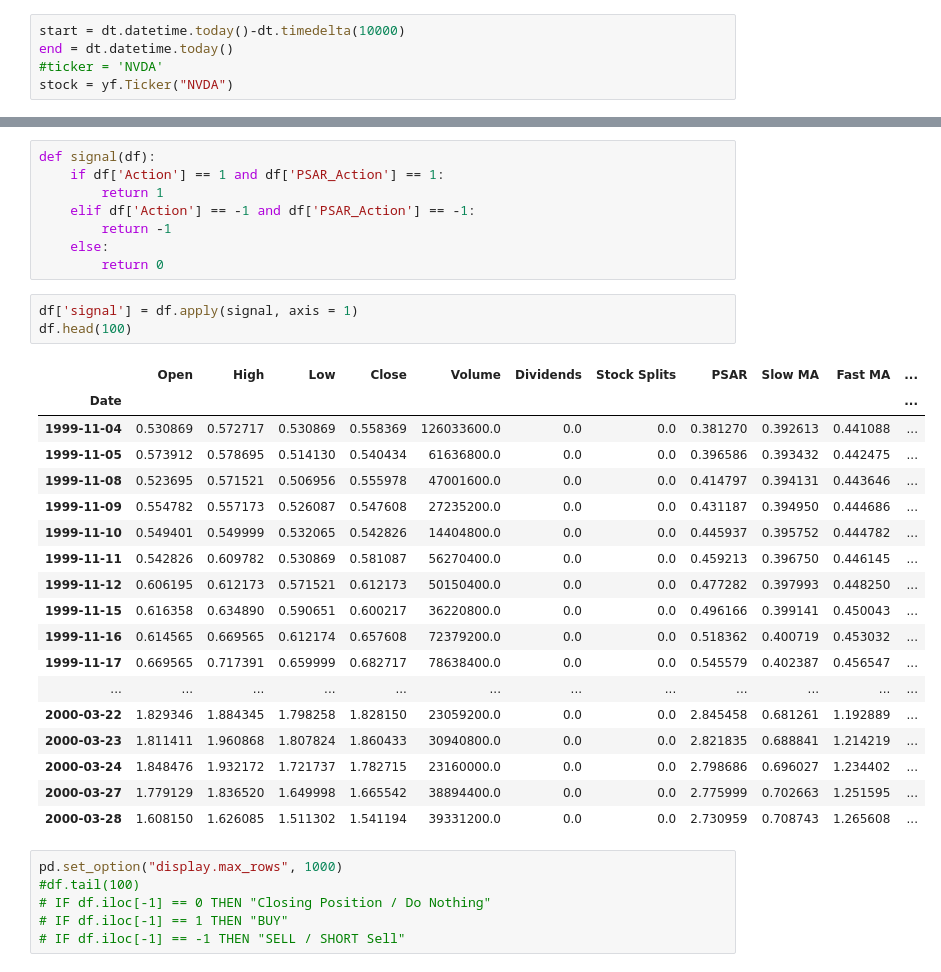
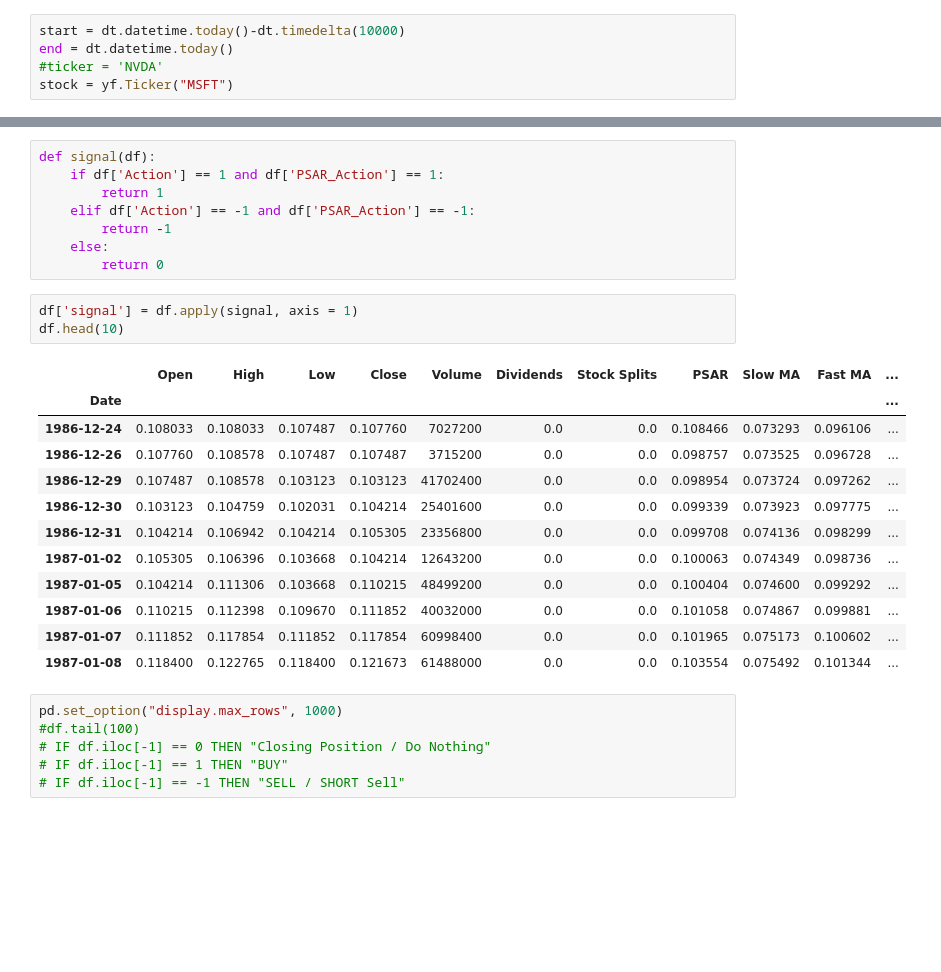
Before and after one commit to satishsurath/Universe-of-Investments, a Jupyter notebook: DebuggingCode/PSAR_MA_Strategy_Signals.ipynb, the cells around one changed output, grey strips where cells are left out. Cells and saved outputs as stored; diff of their text form; blank space fills up the shorter version.

```diff
--- a/DebuggingCode/PSAR_MA_Strategy_Signals.ipynb
+++ b/DebuggingCode/PSAR_MA_Strategy_Signals.ipynb
@@ -12,7 +12,7 @@ from plotly.subplots import make_subplots
 start = dt.datetime.today()-dt.timedelta(10000)
 end = dt.datetime.today()
 #ticker = 'NVDA'
-stock = yf.Ticker("NVDA")
+stock = yf.Ticker("MSFT")
 # %%
 #df = yf.download(ticker, start, end)
 df = stock.history(period="max")
@@ -181,26 +173,20 @@ def signal(df):
         return 0
 # %%
 df['signal'] = df.apply(signal, axis = 1)
-df.head(100)
+df.head(10)
 # %% [output]
 |  | Open | High | Low | Close | Volume | Dividends | Stock Splits | PSAR | Slow MA | Fast MA | ... |
 | Date |  |  |  |  |  |  |  |  |  |  | ... |
-| 1999-11-04 | 0.530869 | 0.572717 | 0.530869 | 0.558369 | 126033600.0 | 0.0 | 0.0 | 0.381270 | 0.392613 | 0.441088 | ... |
-| 1999-11-05 | 0.573912 | 0.578695 | 0.514130 | 0.540434 | 61636800.0 | 0.0 | 0.0 | 0.396586 | 0.393432 | 0.442475 | ... |
-| 1999-11-08 | 0.523695 | 0.571521 | 0.506956 | 0.555978 | 47001600.0 | 0.0 | 0.0 | 0.414797 | 0.394131 | 0.443646 | ... |
-| 1999-11-09 | 0.554782 | 0.557173 | 0.526087 | 0.547608 | 27235200.0 | 0.0 | 0.0 | 0.431187 | 0.394950 | 0.444686 | ... |
-| 1999-11-10 | 0.549401 | 0.549999 | 0.532065 | 0.542826 | 14404800.0 | 0.0 | 0.0 | 0.445937 | 0.395752 | 0.444782 | ... |
-| 1999-11-11 | 0.542826 | 0.609782 | 0.530869 | 0.581087 | 56270400.0 | 0.0 | 0.0 | 0.459213 | 0.396750 | 0.446145 | ... |
-| 1999-11-12 | 0.606195 | 0.612173 | 0.571521 | 0.612173 | 50150400.0 | 0.0 | 0.0 | 0.477282 | 0.397993 | 0.448250 | ... |
-| 1999-11-15 | 0.616358 | 0.634890 | 0.590651 | 0.600217 | 36220800.0 | 0.0 | 0.0 | 0.496166 | 0.399141 | 0.450043 | ... |
-| 1999-11-16 | 0.614565 | 0.669565 | 0.612174 | 0.657608 | 72379200.0 | 0.0 | 0.0 | 0.518362 | 0.400719 | 0.453032 | ... |
-| 1999-11-17 | 0.669565 | 0.717391 | 0.659999 | 0.682717 | 78638400.0 | 0.0 | 0.0 | 0.545579 | 0.402387 | 0.456547 | ... |
-| ... | ... | ... | ... | ... | ... | ... | ... | ... | ... | ... | ... |
-| 2000-03-22 | 1.829346 | 1.884345 | 1.798258 | 1.828150 | 23059200.0 | 0.0 | 0.0 | 2.845458 | 0.681261 | 1.192889 | ... |
-| 2000-03-23 | 1.811411 | 1.960868 | 1.807824 | 1.860433 | 30940800.0 | 0.0 | 0.0 | 2.821835 | 0.688841 | 1.214219 | ... |
-| 2000-03-24 | 1.848476 | 1.932172 | 1.721737 | 1.782715 | 23160000.0 | 0.0 | 0.0 | 2.798686 | 0.696027 | 1.234402 | ... |
-| 2000-03-27 | 1.779129 | 1.836520 | 1.649998 | 1.665542 | 38894400.0 | 0.0 | 0.0 | 2.775999 | 0.702663 | 1.251595 | ... |
-| 2000-03-28 | 1.608150 | 1.626085 | 1.511302 | 1.541194 | 39331200.0 | 0.0 | 0.0 | 2.730959 | 0.708743 | 1.265608 | ... |
+| 1986-12-24 | 0.108033 | 0.108033 | 0.107487 | 0.107760 | 7027200 | 0.0 | 0.0 | 0.108466 | 0.073293 | 0.096106 | ... |
+| 1986-12-26 | 0.107760 | 0.108578 | 0.107487 | 0.107487 | 3715200 | 0.0 | 0.0 | 0.098757 | 0.073525 | 0.096728 | ... |
+| 1986-12-29 | 0.107487 | 0.108578 | 0.103123 | 0.103123 | 41702400 | 0.0 | 0.0 | 0.098954 | 0.073724 | 0.097262 | ... |
+| 1986-12-30 | 0.103123 | 0.104759 | 0.102031 | 0.104214 | 25401600 | 0.0 | 0.0 | 0.099339 | 0.073923 | 0.097775 | ... |
+| 1986-12-31 | 0.104214 | 0.106942 | 0.104214 | 0.105305 | 23356800 | 0.0 | 0.0 | 0.099708 | 0.074136 | 0.098299 | ... |
+| 1987-01-02 | 0.105305 | 0.106396 | 0.103668 | 0.104214 | 12643200 | 0.0 | 0.0 | 0.100063 | 0.074349 | 0.098736 | ... |
+| 1987-01-05 | 0.104214 | 0.111306 | 0.103668 | 0.110215 | 48499200 | 0.0 | 0.0 | 0.100404 | 0.074600 | 0.099292 | ... |
+| 1987-01-06 | 0.110215 | 0.112398 | 0.109670 | 0.111852 | 40032000 | 0.0 | 0.0 | 0.101058 | 0.074867 | 0.099881 | ... |
+| 1987-01-07 | 0.111852 | 0.117854 | 0.111852 | 0.117854 | 60998400 | 0.0 | 0.0 | 0.101965 | 0.075173 | 0.100602 | ... |
+| 1987-01-08 | 0.118400 | 0.122765 | 0.118400 | 0.121673 | 61488000 | 0.0 | 0.0 | 0.103554 | 0.075492 | 0.101344 | ... |
 # %%
 pd.set_option("display.max_rows", 1000)
 #df.tail(100)
```
Also changed, not shown: parts of 5 cells of this notebook, 1 other file.
